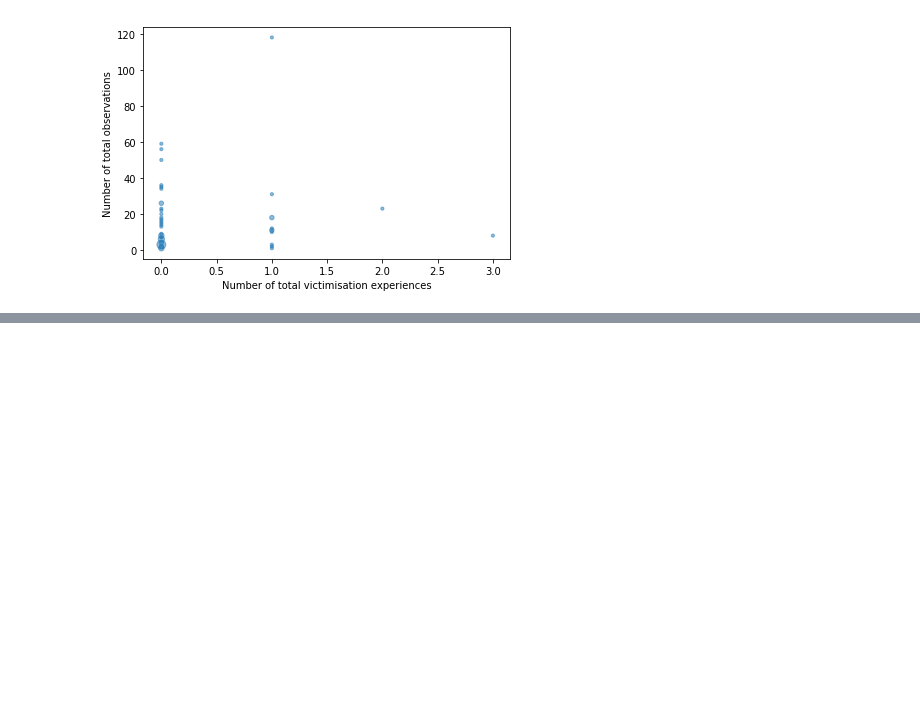
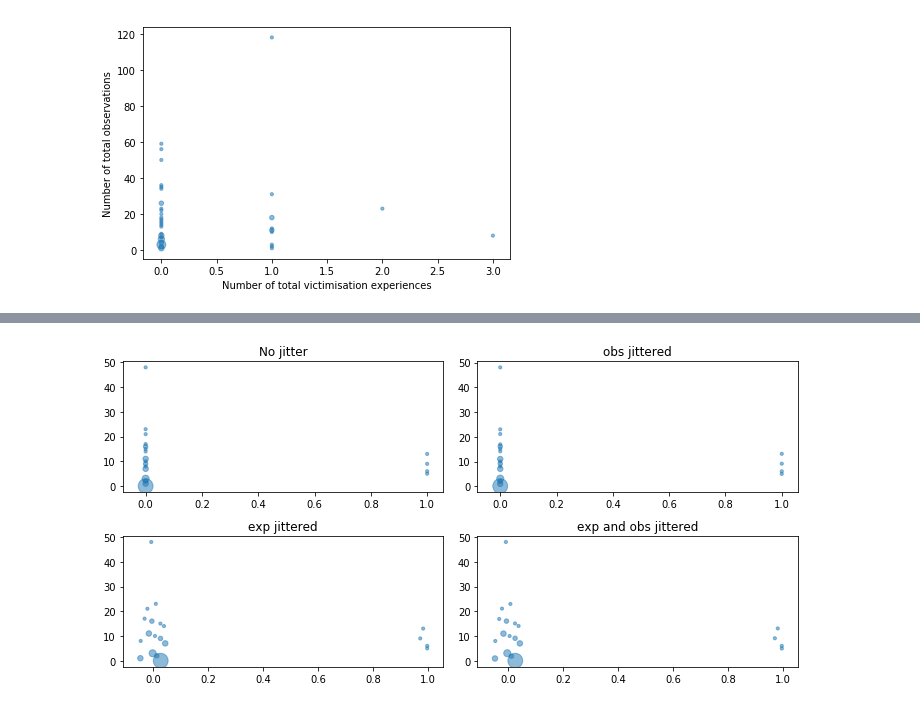
Before and after one commit to social-research/cheating, a Jupyter notebook: 06-combine-two-mechanisms.ipynb, the cells around one changed output, grey strips where cells are left out. Saved outputs shown, nothing was run; the diff lists cells and outputs as text; code cells hidden in the pictures; blank space fills up the shorter version.

```diff
--- a/06-combine-two-mechanisms.ipynb
+++ b/06-combine-two-mechanisms.ipynb
@@ -144,0 +188,7 @@ plt.show()
+# %%
+# Add a little random noise to the data.
+jittered_sev_obs = sev_pairs_tab['sev_obs'] + 0.2 * np.random.rand(len(sev_pairs_tab['sev_obs'])) - 0.05
+jittered_sev_exp = sev_pairs_tab['sev_exp'] + 0.1 * np.random.rand(len(sev_pairs_tab['sev_exp'])) - 0.05
+
+sev_pairs_tab['jit_obs'] = jittered_sev_obs
+sev_pairs_tab['jit_exp'] = jittered_sev_exp
@@ -144,0 +223,27 @@ plt.show()
+# %%
+# Create scatter plots.
+plt.figure(figsize=(10,5))
+
+plt.subplot(221)
+plt.scatter(sev_pairs_tab['sev_exp'], sev_pairs_tab['sev_obs'],
+            s=sev_pairs_tab['freq']*10, alpha=0.5)
+plt.title('No jitter')
+
+plt.subplot(222)
+plt.scatter(sev_pairs_tab['sev_exp'], sev_pairs_tab['jit_obs'],
+            s=sev_pairs_tab['freq']*10, alpha=0.5)
+plt.title('obs jittered')
+
+plt.subplot(223)
+plt.scatter(sev_pairs_tab['jit_exp'], sev_pairs_tab['sev_obs'],
+            s=sev_pairs_tab['freq']*10, alpha=0.5)
+plt.title('exp jittered')
+
+plt.subplot(224)
+plt.scatter(sev_pairs_tab['jit_exp'], sev_pairs_tab['jit_obs'],
+            s=sev_pairs_tab['freq']*10, alpha=0.5)
+plt.title('exp and obs jittered')
+
+plt.tight_layout()
+# %% [output]
+[figure, added]
```
Also changed, not shown: parts of 26 cells of this notebook, 2 other files.
